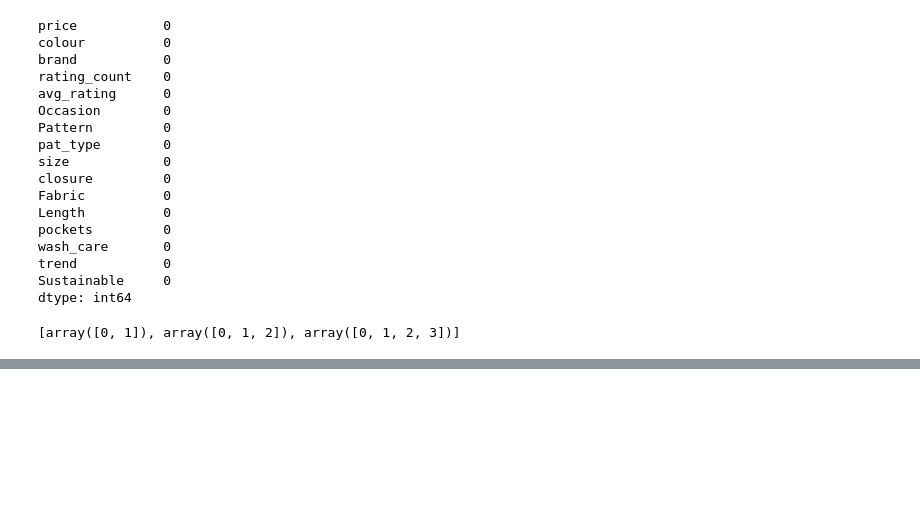
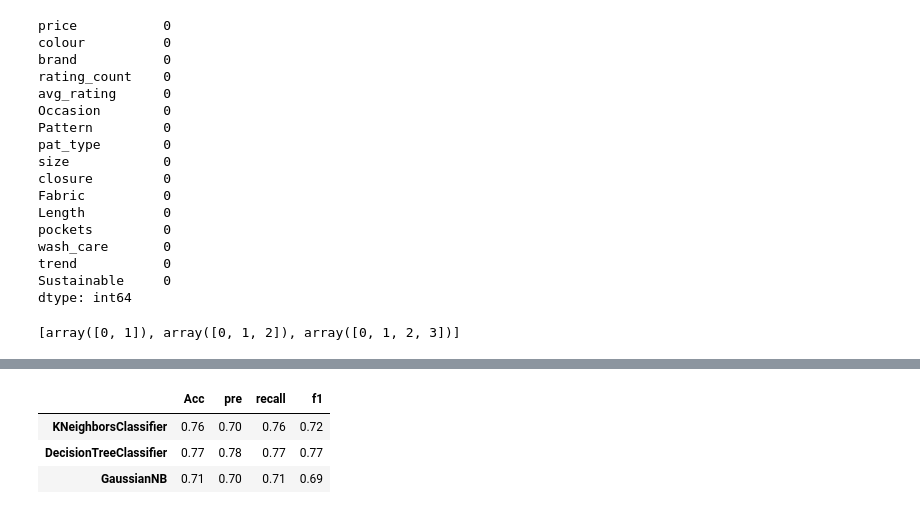
Before and after one commit to sage-ali/fashion_data_analysis, a Jupyter notebook: notebooks/fashion_data_cleaning.ipynb, the cells around one changed output, grey strips where cells are left out. Cells and saved outputs as stored; diff of their text form; code cells hidden in the pictures; blank space fills up the shorter version.

```diff
--- a/notebooks/fashion_data_cleaning.ipynb
+++ b/notebooks/fashion_data_cleaning.ipynb
@@ -772,12 +818,41 @@ regression
+# %%
+from sklearn.metrics import accuracy_score, precision_score, recall_score, f1_score
+from sklearn.metrics import classification_report
+
+def evaluatorc(actl , pred):
+
+# Perform evaluation comparison on actual labels vs. predicted amounts in Regression.
+
+    acc = accuracy_score(actl , pred,)
+    pre = precision_score(actl , pred, average = 'weighted')
+    recall = recall_score(actl , pred, average = 'weighted' )
+    f1= f1_score(actl , pred, average = 'weighted' )
+
+
+    metric = {
+                "Acc" : round(acc , 2),
+                "pre" : round(pre , 2),
+                "recall": round(recall, 2),
+                "f1": round(f1, 2)
+            }
+
+    print("model metrics")
+    print(f"accuracy_score    : {acc :0.2f}")
+    print(f"precision_score   : {pre :0.2f}%")
+    print(f"recall_score      : {recall :0.2f}")
+    print(f"f1_score          : {f1 :0.2f}")
+    print(classification_report(actl, pred))
+    return metric
 # %%
 def model_sequencec(models):
   comparator = {}
   for model in models:
     print('========================' + str(type(model).__name__) + '========================\n\n')
-    metric = evaluator(b_test ,modeller(model , A_train, b_train , A_test))
+    metric = evaluatorc(b_test ,modeller(model , A_train, b_train , A_test))
     comparator[str(type(model).__name__)] = metric
 
     print('\n\n========================' + str(type(model).__name__) + '========================\n\n')
+  return comparator
 # %%
 def model_compc(reg_models):
   comparator = model_sequencec(reg_models)
@@ -963,0 +889,7 @@ print(new_features)
+# %%
+classification
+# %% [output]
+|  | Acc | pre | recall | f1 |
+| KNeighborsClassifier | 0.76 | 0.70 | 0.76 | 0.72 |
+| DecisionTreeClassifier | 0.77 | 0.78 | 0.77 | 0.77 |
+| GaussianNB | 0.71 | 0.70 | 0.71 | 0.69 |
```
Also changed, not shown: parts of 16 cells of this notebook.
